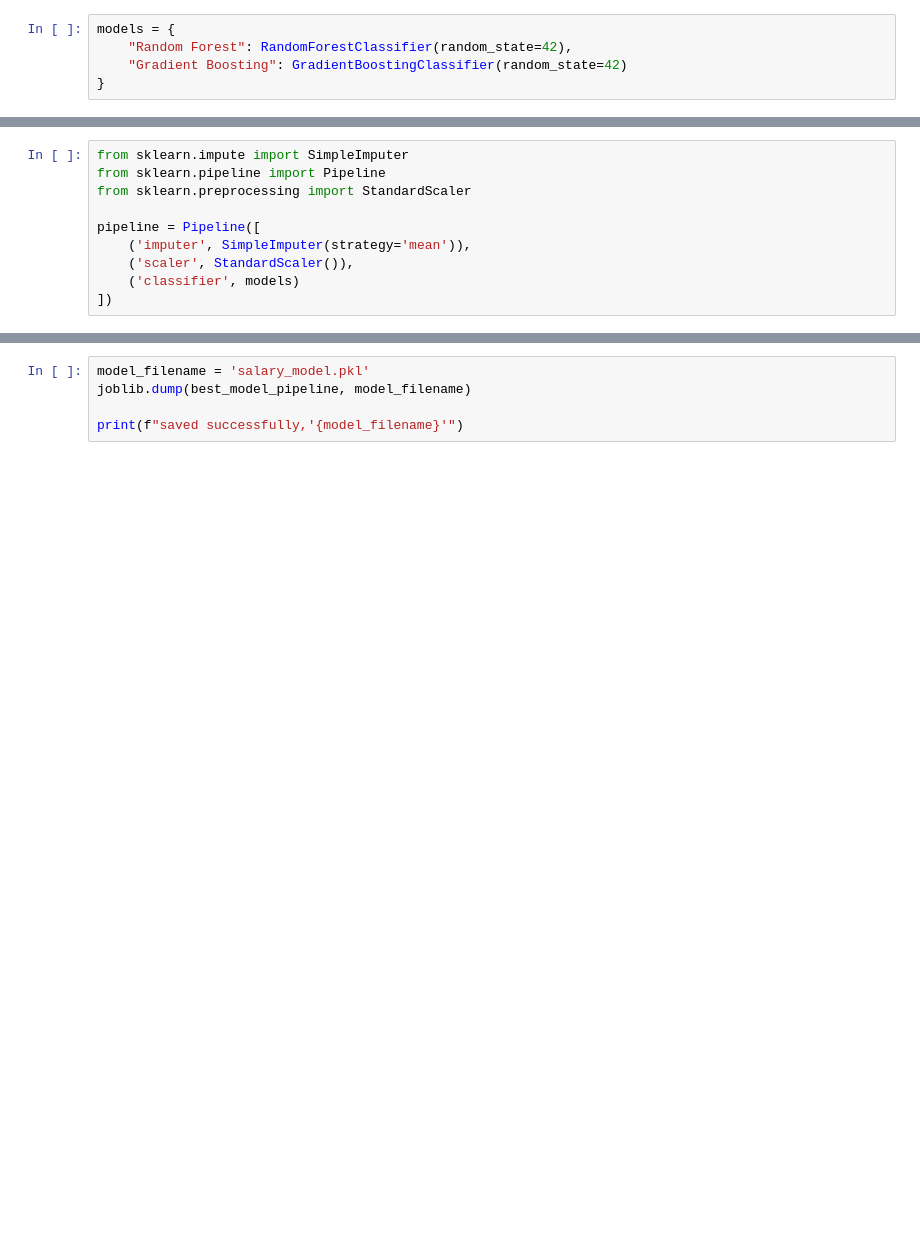
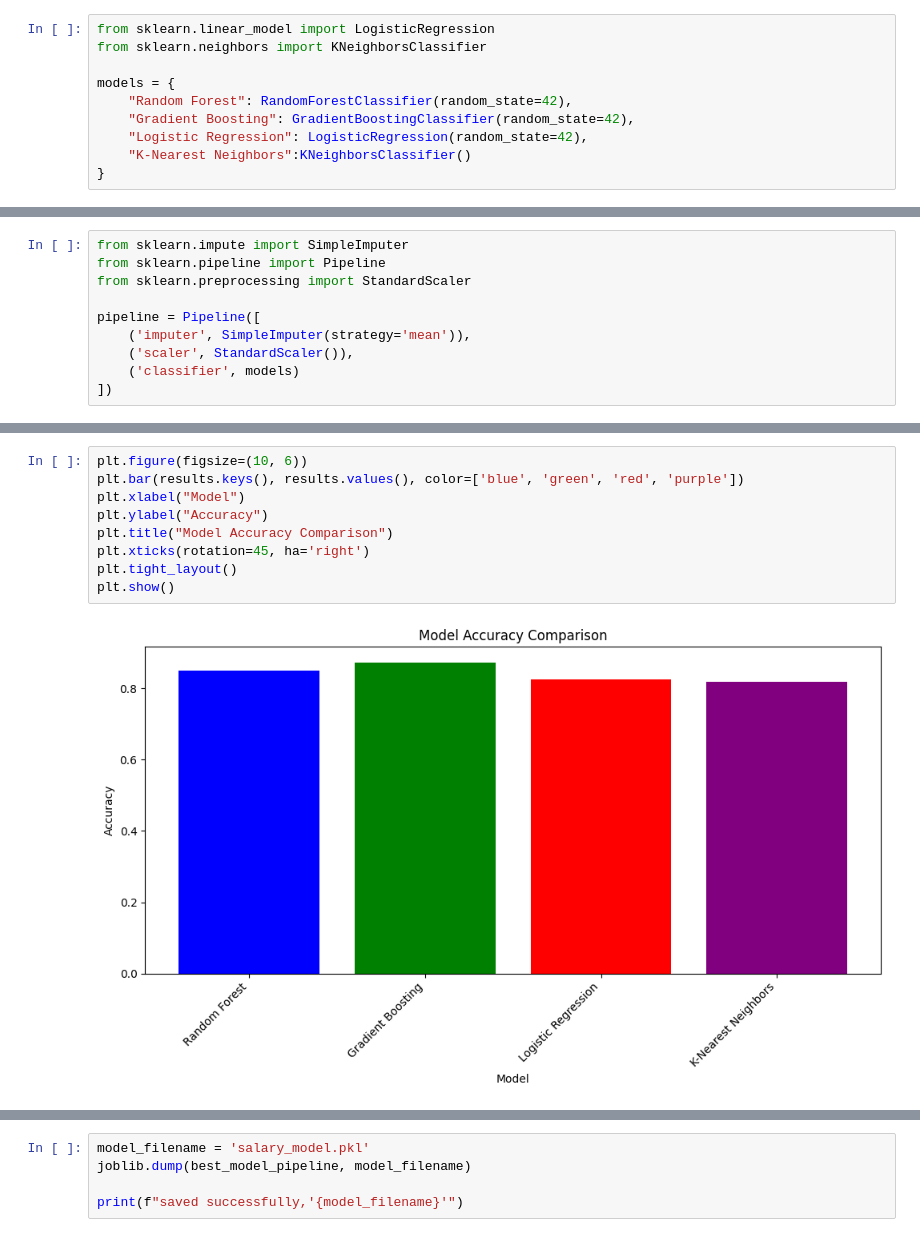
Before and after one commit to viswal18/Employee-Salary-Prediction, a Jupyter notebook: Employee_salary_prediction.ipynb, the cells around one changed output, grey strips where cells are left out. Saved outputs shown, nothing was run; the diff lists cells and outputs as text; blank space fills up the shorter version.

```diff
--- a/Employee_salary_prediction.ipynb
+++ b/Employee_salary_prediction.ipynb
@@ -315,7 +317,12 @@ X_test.shape
 # %%
+from sklearn.linear_model import LogisticRegression
+from sklearn.neighbors import KNeighborsClassifier
+
 models = {
     "Random Forest": RandomForestClassifier(random_state=42),
-    "Gradient Boosting": GradientBoostingClassifier(random_state=42)
+    "Gradient Boosting": GradientBoostingClassifier(random_state=42),
+    "Logistic Regression": LogisticRegression(random_state=42),
+    "K-Nearest Neighbors":KNeighborsClassifier()
 }
 # %%
 results = {}
@@ -379,3 +386,14 @@ weighted avg       0.86      0.87      0.86      5769
+# %%
+plt.figure(figsize=(10, 6))
+plt.bar(results.keys(), results.values(), color=['blue', 'green', 'red', 'purple'])
+plt.xlabel("Model")
+plt.ylabel("Accuracy")
+plt.title("Model Accuracy Comparison")
+plt.xticks(rotation=45, ha='right')
+plt.tight_layout()
+plt.show()
+# %% [output]
+[figure, added]
 # %%
 print(f"Best model: {best_model_name},accuracy of {best_accuracy:.4f}")
 # %% [output]
```
Also changed, not shown: parts of 22 cells of this notebook.
